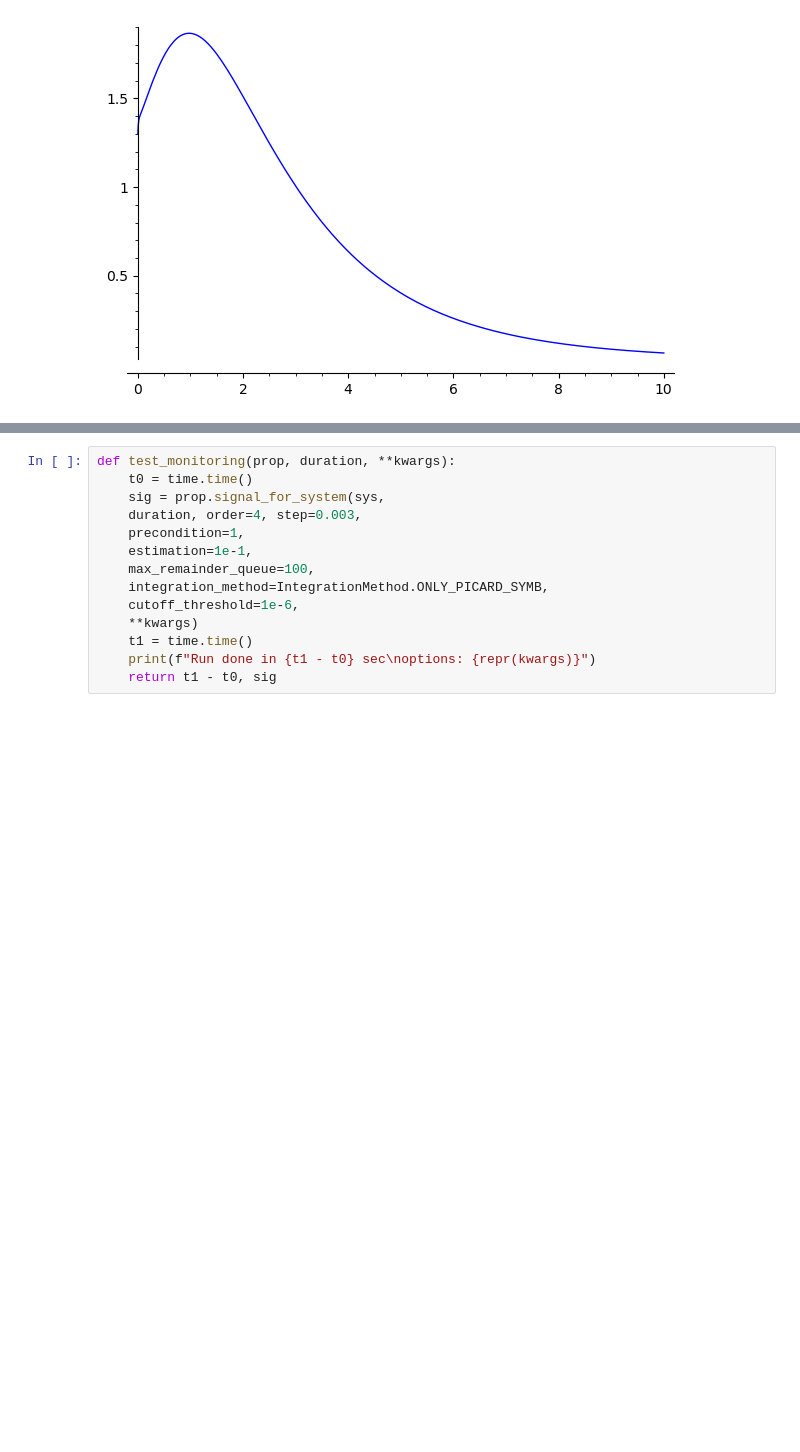
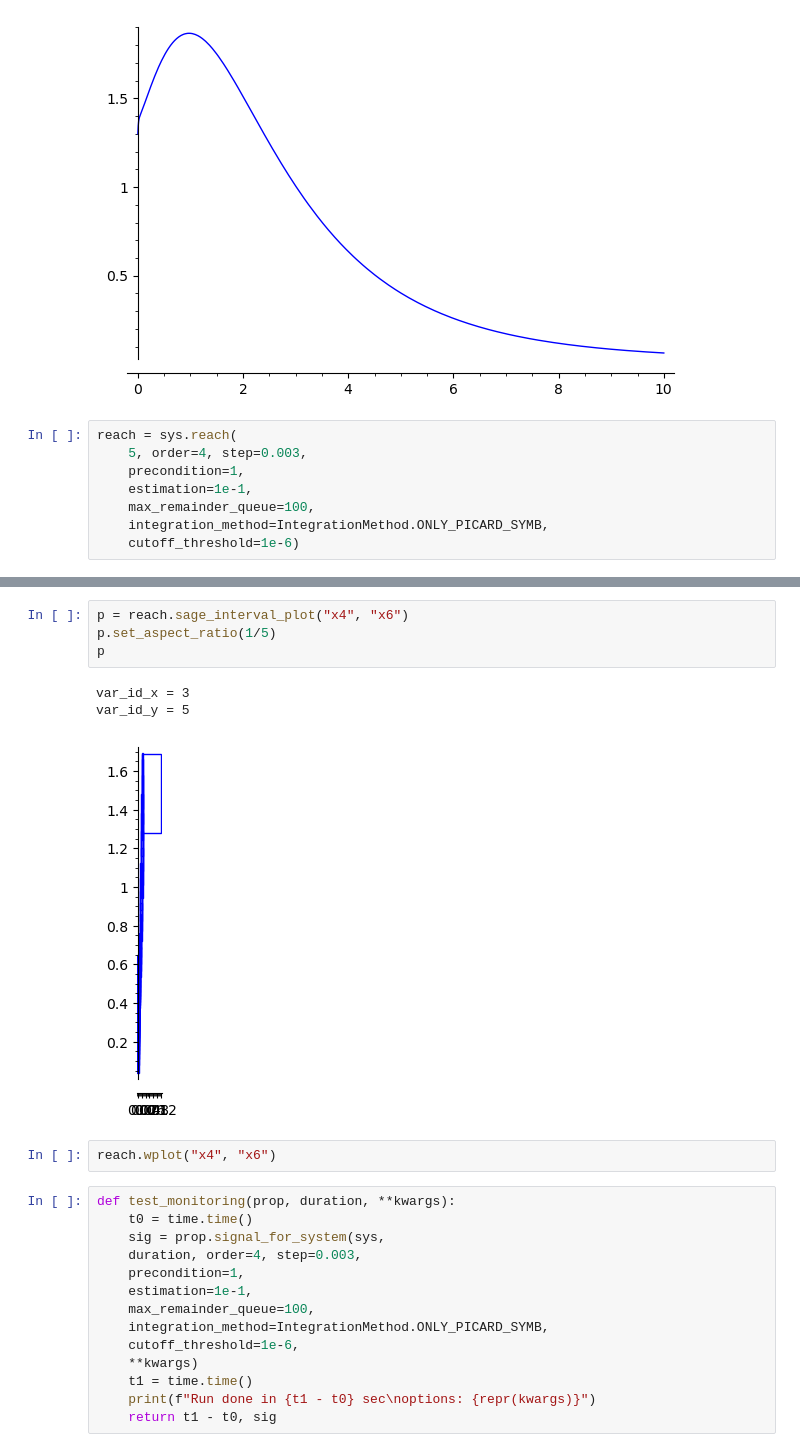
Before and after one commit to twright/Logic-of-Behaviour-in-Uncertain-Contexts, a Jupyter notebook: notebooks/Genetic Oscillator Masks, extra optimization - Same reachset.ipynb, the cells around one changed output, grey strips where cells are left out. Drawn from its saved outputs; the diff is of its cells as text; blank space fills up the shorter version.

```diff
--- a/notebooks/Genetic Oscillator Masks, extra optimization - Same reachset.ipynb
+++ b/notebooks/Genetic Oscillator Masks, extra optimization - Same reachset.ipynb
@@ -124,3 +124,11 @@ sln = solve_ivp(f,
 plot(lambda t: sln.sol(t)[1], (0, 10))
 # %% [output]
 [figure]
+# %%
+reach = sys.reach(
+    5, order=4, step=0.003,
+    precondition=1,
+    estimation=1e-1,
+    max_remainder_queue=100,
+    integration_method=IntegrationMethod.ONLY_PICARD_SYMB,
+    cutoff_threshold=1e-6)
@@ -127,3 +154,13 @@ plot(lambda t: sln.sol(t)[1], (0, 10))
+# %%
+p = reach.sage_interval_plot("x4", "x6")
+p.set_aspect_ratio(1/5)
+p
+# %% [output]
+var_id_x = 3
+var_id_y = 5
+[figure, added]
+# %%
+reach.wplot("x4", "x6")
 # %%
 def test_monitoring(prop, duration, **kwargs):
     t0 = time.time()
```
Also changed, not shown: parts of 1 cell of this notebook, 3 other files.
